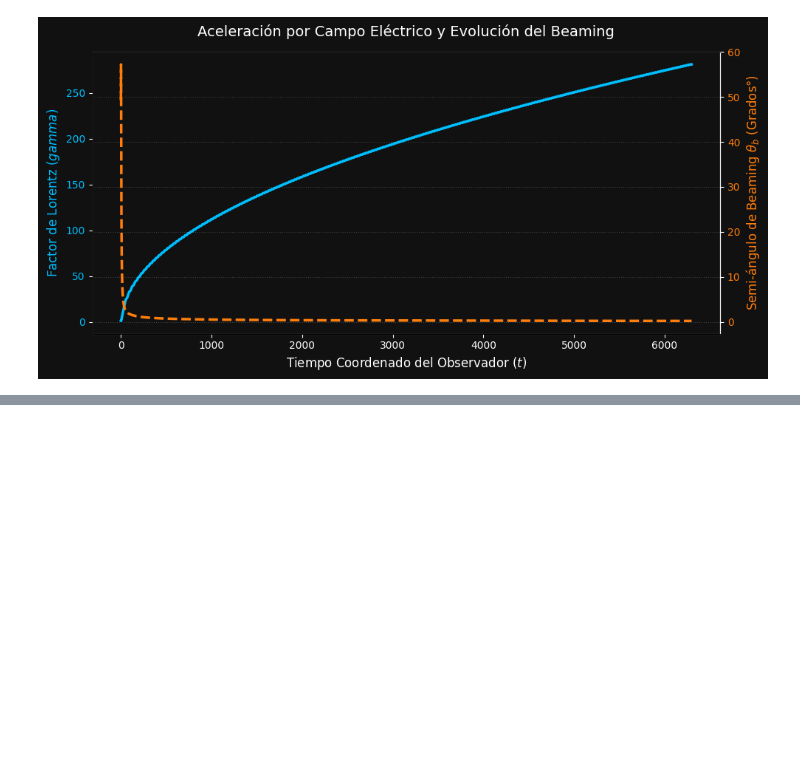
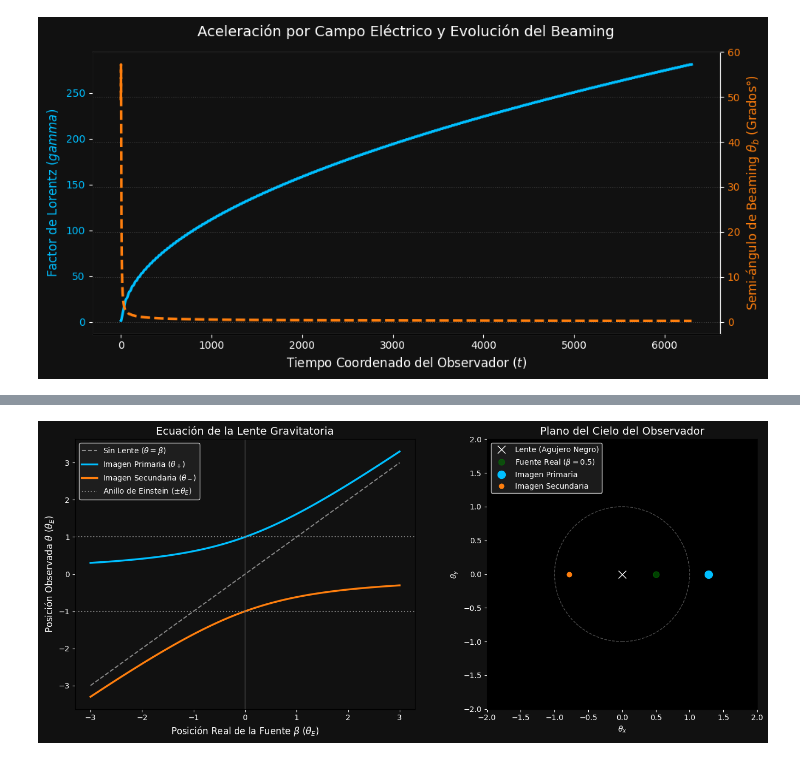
Before and after one commit to RG-2026-2/Proyecto_de_Relatividad_y_gravitacion-, a Jupyter notebook: Proyecto_RyG.ipynb, the cells around one changed output, grey strips where cells are left out. Cells and saved outputs as stored; diff of their text form; code cells hidden in the pictures; blank space fills up the shorter version.

```diff
--- a/Proyecto_RyG.ipynb
+++ b/Proyecto_RyG.ipynb
@@ -1297,0 +1438,99 @@ plt.show()
+# %%
+# =============================================================================
+# SOLUCIÓN ANALÍTICA DE LA LENTE GRAVITATORIA (CLASE 21)
+# =============================================================================
+import numpy as np
+import matplotlib.pyplot as plt
+
+def calcular_imagenes_lente(beta, theta_E):
+    """
+    Calcula la posición angular de las dos imágenes (primaria y secundaria)
+    dada la posición real de la fuente 'beta' y el radio de Einstein 'theta_E'.
+    """
+    discriminante = np.sqrt(beta**2 + 4 * theta_E**2)
+    theta_mas = 0.5 * (beta + discriminante)
+    theta_menos = 0.5 * (beta - discriminante)
+    return theta_mas, theta_menos
+
+def magnificacion(theta, beta):
+    """
+    Calcula la amplificación del flujo luminoso para una imagen.
+    mu = (theta / beta) * (d_theta / d_beta)
+    """
+    if beta == 0:
+        return np.inf # Divergencia en el Anillo de Einstein perfecto
+    mu = (1 - (theta_E / theta)**4)**-1
+    return abs(mu)
+
+# Configuración del sistema
+theta_E = 1.0  # Normalizamos el radio de Einstein a 1 para el gráfico
+betas = np.linspace(-3, 3, 300) # Posiciones reales de una fuente orbitando o moviéndose
+
+# Cálculo de trayectorias aparentes
+theta_primaria = []
+theta_secundaria = []
+
+for b in betas:
+    if b == 0:
+        b = 1e-5 # Evitar división por cero
+    t_mas, t_menos = calcular_imagenes_lente(b, theta_E)
+    theta_primaria.append(t_mas)
+    theta_secundaria.append(t_menos)
+
+# =============================================================================
+# VISUALIZACIÓN DE LA ECUACIÓN DE LA LENTE
+# =============================================================================
+fig, (ax1, ax2) = plt.subplots(1, 2, figsize=(14, 6))
+fig.patch.set_facecolor('#111111')
+
+# Gráfica 1: Posición Real vs Observada
+ax1.set_facecolor('#111111')
+ax1.plot(betas, betas, 'w--', alpha=0.5, label='Sin Lente ($\\theta = \\beta$)')
+ax1.plot(betas, theta_primaria, color='#00bfff', lw=2.5, label='Imagen Primaria ($\\theta_+$)')
+ax1.plot(betas, theta_secundaria, color='#ff7f0e', lw=2.5, label='Imagen Secundaria ($\\theta_-$)')
+
+# Líneas base de Einstein
+ax1.axhline(theta_E, color='gray', linestyle=':', label='Anillo de Einstein ($\\pm \\theta_E$)')
+ax1.axhline(-theta_E, color='gray', linestyle=':')
+ax1.axvline(0, color='gray', alpha=0.3)
+
+ax1.set_title("Ecuación de la Lente Gravitatoria", color='white', fontsize=14)
+ax1.set_xlabel("Posición Real de la Fuente $\\beta$ ($\\theta_E$)", color='white', fontsize=12)
+ax1.set_ylabel("Posición Observada $\\theta$ ($\\theta_E$)", color='white', fontsize=12)
+ax1.tick_params(colors='white')
+ax1.legend(facecolor='#222222', edgecolor='white', labelcolor='white')
+
+# Gráfica 2: Plano del Cielo (Simulación Visual para una fuente en beta = 0.5)
+ax2.set_facecolor('black')
+beta_fuente = 0.5
+t_mas, t_menos = calcular_imagenes_lente(beta_fuente, theta_E)
+mu_mas = magnificacion(t_mas, beta_fuente)
+mu_menos = magnificacion(t_menos, beta_fuente)
+
+# Dibujar el Anillo de Einstein (Línea punteada)
+anillo = plt.Circle((0, 0), theta_E, color='gray', fill=False, linestyle='--', alpha=0.6)
+ax2.add_patch(anillo)
+
+# Agujero Negro (Lente en el centro)
+ax2.plot(0, 0, 'wx', markersize=10, label="Lente (Agujero Negro)")
+
+# Fuente Real (no la vemos directamente, la marcamos para referencia)
+ax2.plot(beta_fuente, 0, 'go', markersize=8, alpha=0.5, label=f"Fuente Real ($\\beta={beta_fuente}$)")
+
+# Imágenes observables (el tamaño del punto es proporcional a la magnificación)
+ax2.plot(t_mas, 0, 'o', color='#00bfff', markersize=8 * np.sqrt(mu_mas), label="Imagen Primaria")
+ax2.plot(t_menos, 0, 'o', color='#ff7f0e', markersize=8 * np.sqrt(mu_menos), label="Imagen Secundaria")
+
+ax2.set_xlim(-2, 2)
+ax2.set_ylim(-2, 2)
+ax2.set_aspect('equal')
+ax2.set_title("Plano del Cielo del Observador", color='white', fontsize=14)
+ax2.set_xlabel("$\\theta_x$", color='white')
+ax2.set_ylabel("$\\theta_y$", color='white')
+ax2.tick_params(colors='white')
+ax2.legend(facecolor='#222222', edgecolor='white', labelcolor='white', loc='upper left')
+
+plt.tight_layout()
+plt.show()
+# %% [output]
+[figure, added]
```
Also changed, not shown: parts of 2 cells of this notebook.
